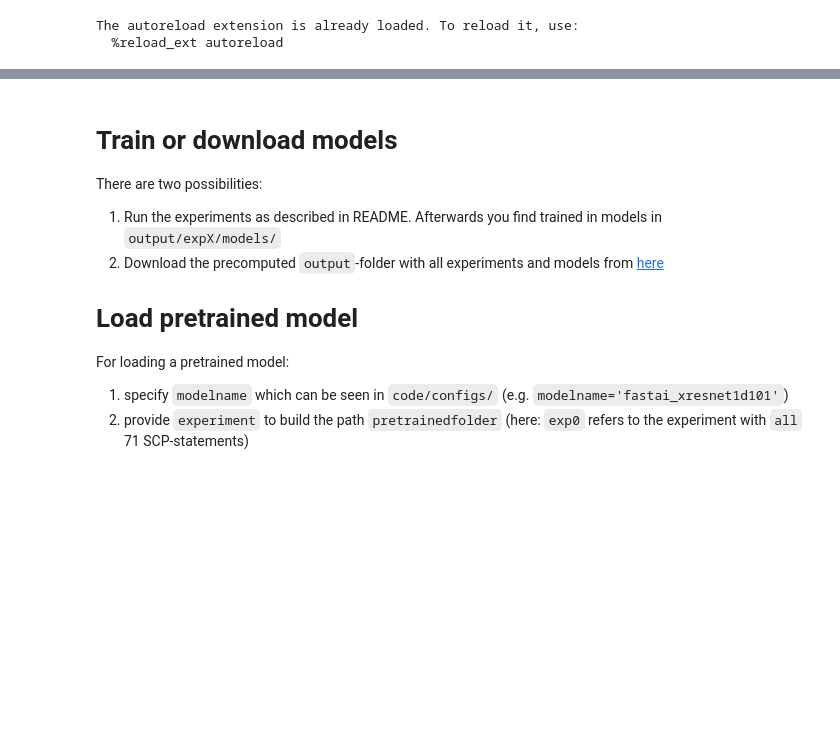
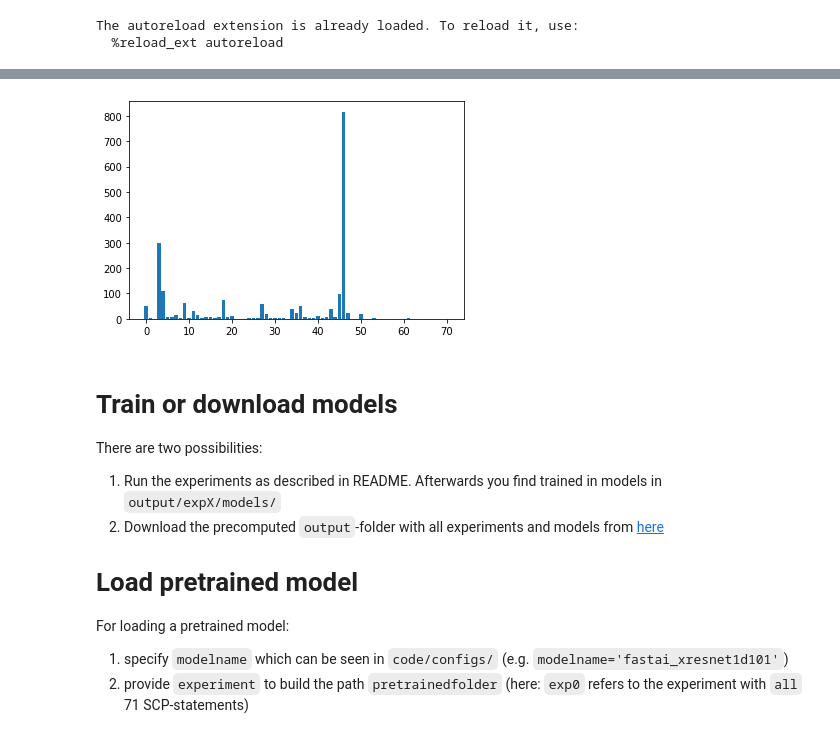
Before and after one commit to helme/ecg_ptbxl_benchmarking, a Jupyter notebook: My_Finetuning.ipynb, the cells around one changed output, grey strips where cells are left out. Saved outputs shown, nothing was run; the diff lists cells and outputs as text; code cells hidden in the pictures; blank space fills up the shorter version.

```diff
--- a/My_Finetuning.ipynb
+++ b/My_Finetuning.ipynb
@@ -122,0 +125,4 @@ X_train.shape, y_train.shape, X_val.shape, y_val.shape
+# %%
+from sklearn.model_selection import train_test_split
+
+_, X_grid, _, y_grid= train_test_split(X_train, y_train, test_size=0.10, random_state=42)
@@ -123,3 +133,8 @@ X_train.shape, y_train.shape, X_val.shape, y_val.shape
+# %%
+plt.bar(np.unique(y_grid.argmax(axis=1),return_counts=True)[0],np.unique(y_grid.argmax(axis=1),return_counts=True)[1])
+plt.show()
+# %% [output]
+[figure, added]
 # %% [markdown]
 # Train or download models
 There are two possibilities:
```
Also changed, not shown: parts of 13 cells of this notebook, 1 other file.
